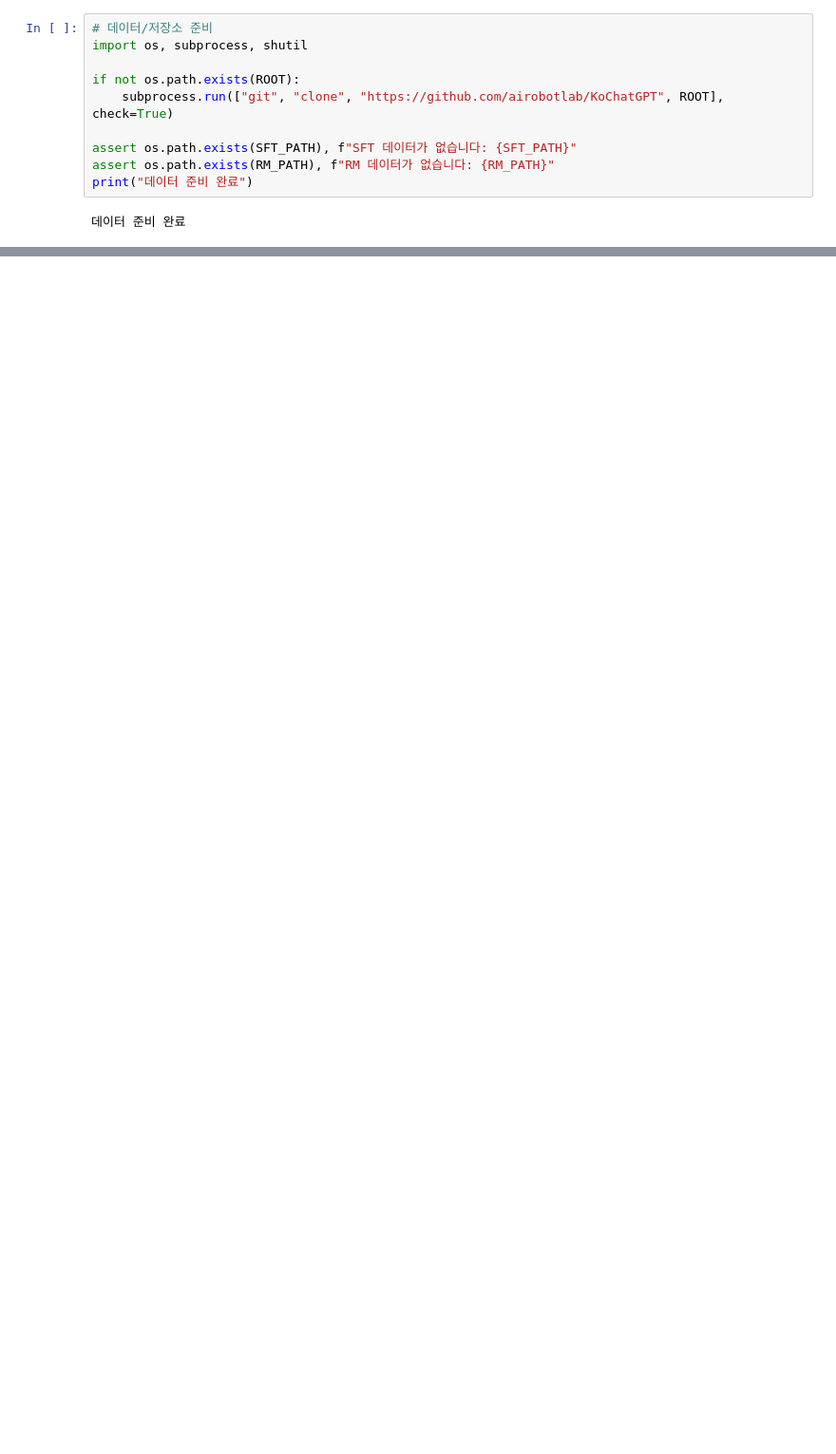
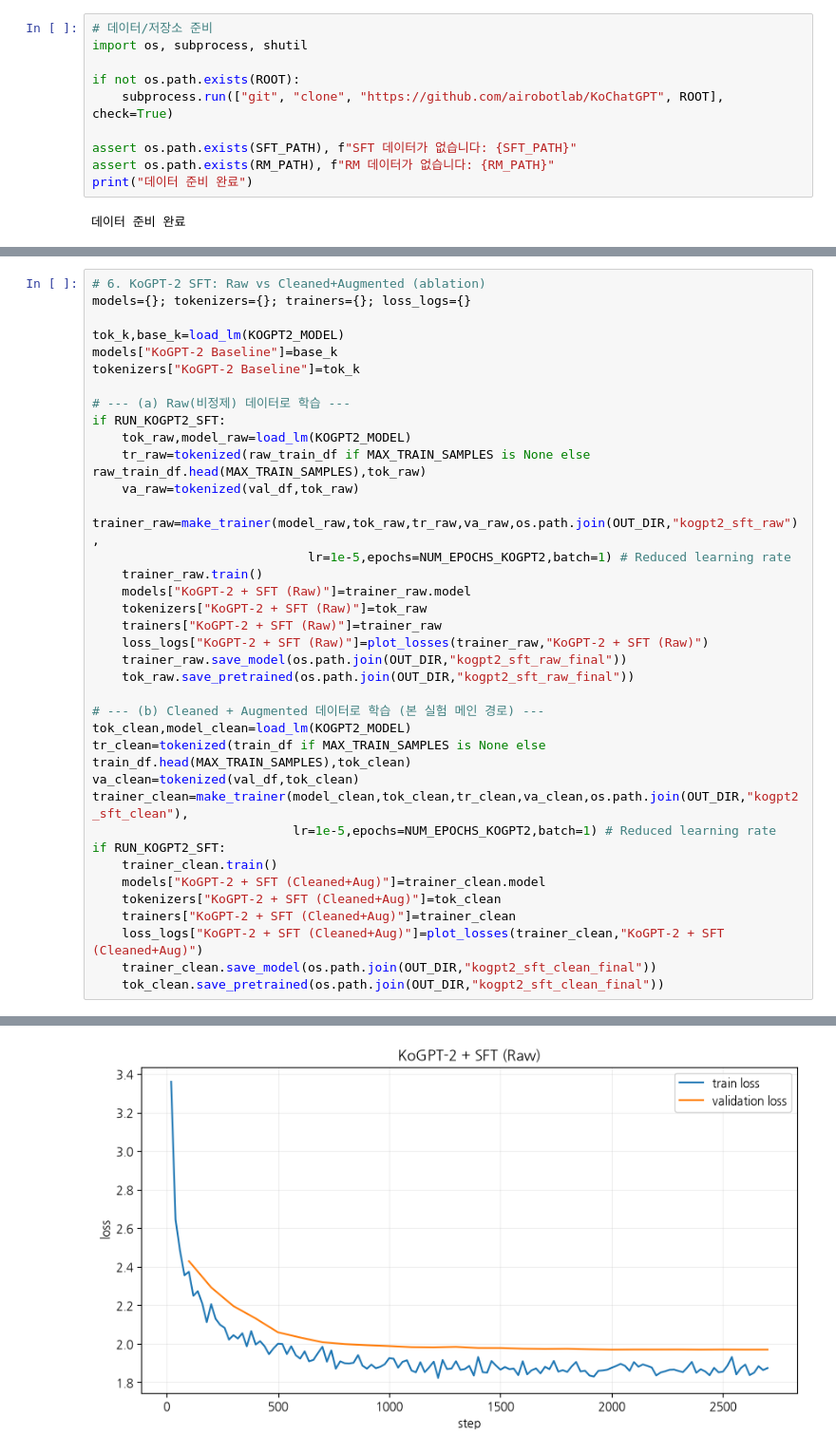
Before and after one commit to todd-jang/AIFFEL_quest_rs, a Jupyter notebook: GoingDeeper/08_KoChatGPT/KoChatGPT_rubric_project_final.ipynb, the cells around one changed output, grey strips where cells are left out. Shown at 95% size. Saved outputs shown, nothing was run; the diff lists cells and outputs as text; blank space fills up the shorter version.

```diff
--- a/GoingDeeper/08_KoChatGPT/KoChatGPT_rubric_project_final.ipynb
+++ b/GoingDeeper/08_KoChatGPT/KoChatGPT_rubric_project_final.ipynb
@@ -1176,0 +779,38 @@ print("결과 저장 완료: /content/project_results/")
+# %%
+# 6. KoGPT-2 SFT: Raw vs Cleaned+Augmented (ablation)
+models={}; tokenizers={}; trainers={}; loss_logs={}
+
+tok_k,base_k=load_lm(KOGPT2_MODEL)
+models["KoGPT-2 Baseline"]=base_k
+tokenizers["KoGPT-2 Baseline"]=tok_k
+
+# --- (a) Raw(비정제) 데이터로 학습 ---
+if RUN_KOGPT2_SFT:
+    tok_raw,model_raw=load_lm(KOGPT2_MODEL)
+    tr_raw=tokenized(raw_train_df if MAX_TRAIN_SAMPLES is None else raw_train_df.head(MAX_TRAIN_SAMPLES),tok_raw)
+    va_raw=tokenized(val_df,tok_raw)
+    trainer_raw=make_trainer(model_raw,tok_raw,tr_raw,va_raw,os.path.join(OUT_DIR,"kogpt2_sft_raw"),
+                             lr=1e-5,epochs=NUM_EPOCHS_KOGPT2,batch=1) # Reduced learning rate
+    trainer_raw.train()
+    models["KoGPT-2 + SFT (Raw)"]=trainer_raw.model
+    tokenizers["KoGPT-2 + SFT (Raw)"]=tok_raw
+    trainers["KoGPT-2 + SFT (Raw)"]=trainer_raw
+    loss_logs["KoGPT-2 + SFT (Raw)"]=plot_losses(trainer_raw,"KoGPT-2 + SFT (Raw)")
+    trainer_raw.save_model(os.path.join(OUT_DIR,"kogpt2_sft_raw_final"))
+    tok_raw.save_pretrained(os.path.join(OUT_DIR,"kogpt2_sft_raw_final"))
+
+# --- (b) Cleaned + Augmented 데이터로 학습 (본 실험 메인 경로) ---
+tok_clean,model_clean=load_lm(KOGPT2_MODEL)
+tr_clean=tokenized(train_df if MAX_TRAIN_SAMPLES is None else train_df.head(MAX_TRAIN_SAMPLES),tok_clean)
+va_clean=tokenized(val_df,tok_clean)
+trainer_clean=make_trainer(model_clean,tok_clean,tr_clean,va_clean,os.path.join(OUT_DIR,"kogpt2_sft_clean"),
+                           lr=1e-5,epochs=NUM_EPOCHS_KOGPT2,batch=1) # Reduced learning rate
+if RUN_KOGPT2_SFT:
+    trainer_clean.train()
+    models["KoGPT-2 + SFT (Cleaned+Aug)"]=trainer_clean.model
+    tokenizers["KoGPT-2 + SFT (Cleaned+Aug)"]=tok_clean
+    trainers["KoGPT-2 + SFT (Cleaned+Aug)"]=trainer_clean
+    loss_logs["KoGPT-2 + SFT (Cleaned+Aug)"]=plot_losses(trainer_clean,"KoGPT-2 + SFT (Cleaned+Aug)")
+    trainer_clean.save_model(os.path.join(OUT_DIR,"kogpt2_sft_clean_final"))
+    tok_clean.save_pretrained(os.path.join(OUT_DIR,"kogpt2_sft_clean_final"))
+# %% [output]
@@ -1176,0 +854 @@ print("결과 저장 완료: /content/project_results/")
+[figure, added]
```
Also changed, not shown: parts of 116 cells of this notebook.
